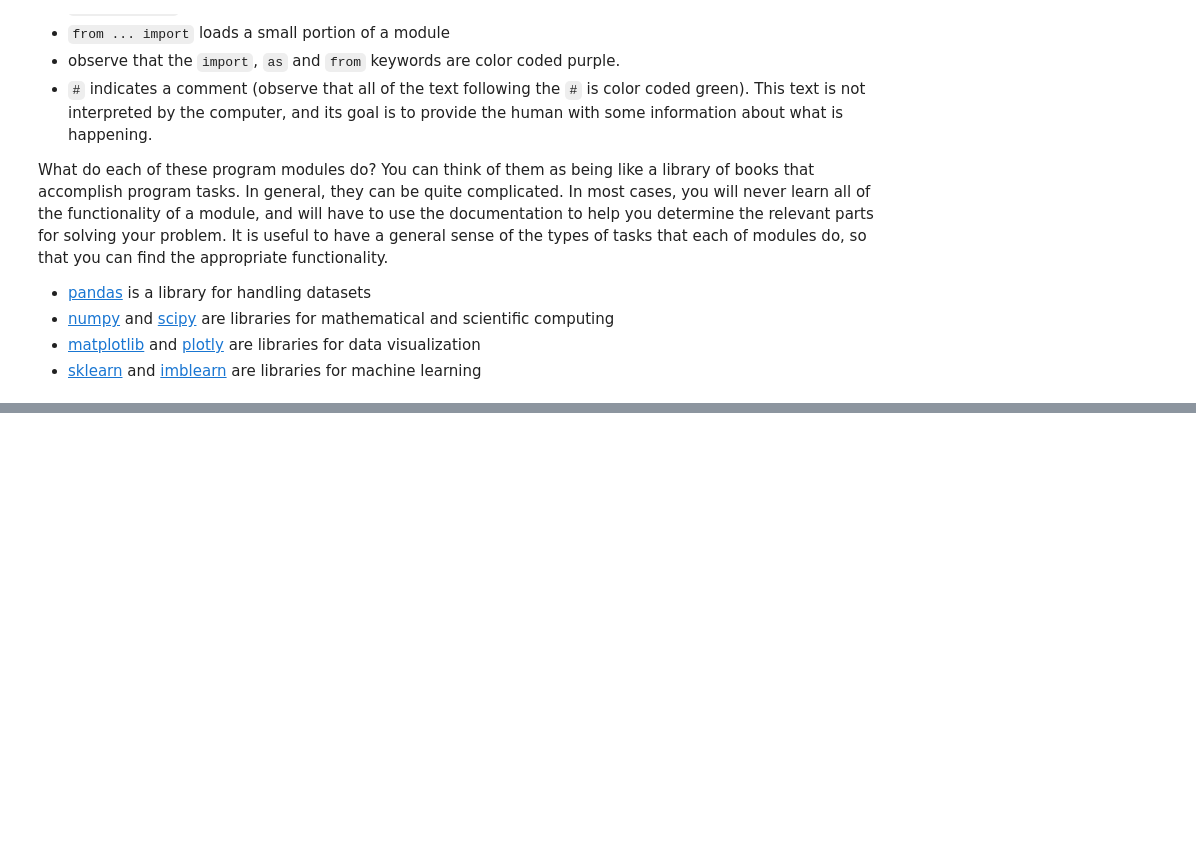
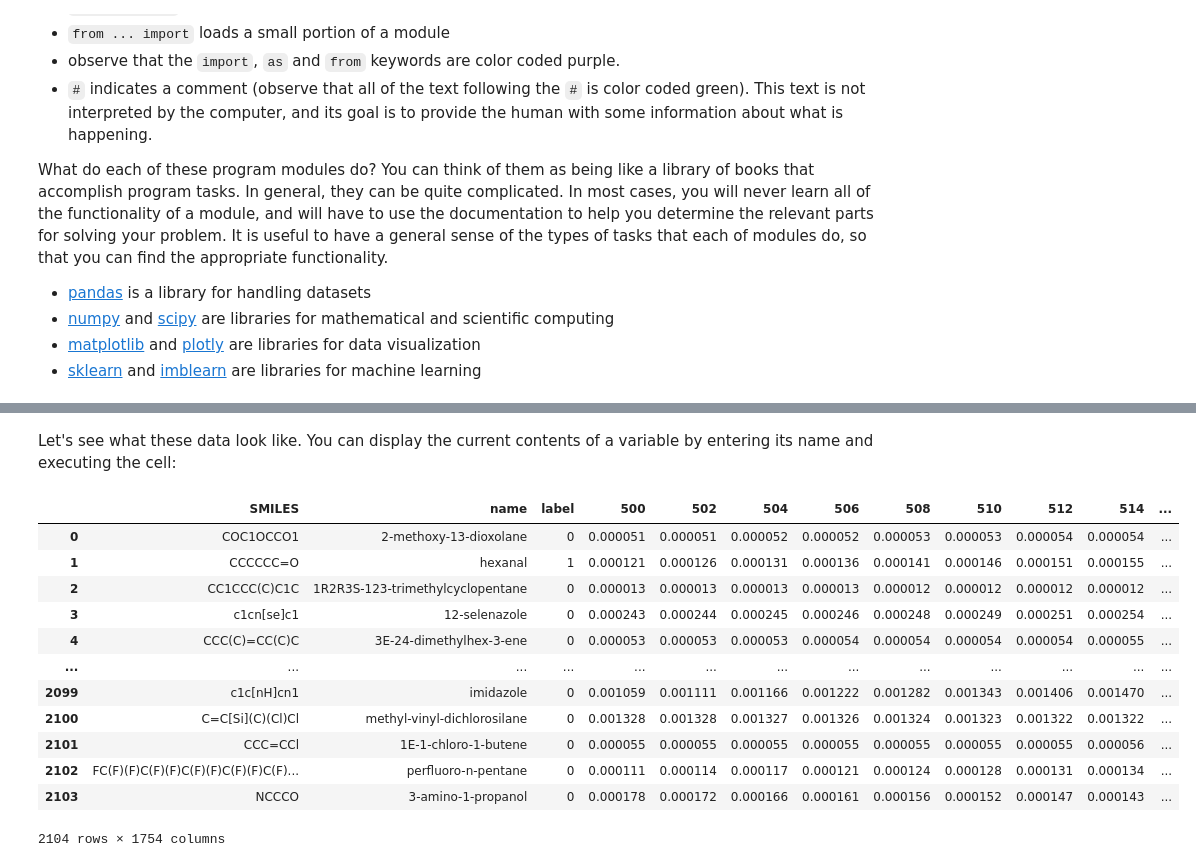
Before and after one commit to Iris-Agape/WiDS_23, a Jupyter notebook: Snippets.ipynb, the cells around one changed output, grey strips where cells are left out. Saved outputs shown, nothing was run; the diff lists cells and outputs as text; code cells hidden in the pictures; blank space fills up the shorter version.

```diff
--- a/Snippets.ipynb
+++ b/Snippets.ipynb
@@ -76,0 +111,24 @@ What do each of these program modules do?  You can think of them as being like a
+# %%
+# load the training data and save it in the variable "train"
+train=pd.read_csv('https://github.com/Iris-Agape/WiDS_23/blob/main/Data_practice/train.csv',index_col=0)
+# load the test data and save it in the variable "test"
+test=pd.read_csv('https://github.com/Iris-Agape/WiDS_23/blob/main/Data_practice/test.csv',index_col=0)
+# %% [markdown]
+Let's see what these data look like. You can display the current contents of a variable by entering its name and executing the cell:
+# %%
+# display the contents of the variable "train"
+train
+# %% [output]
+|  | SMILES | name | label | 500 | 502 | 504 | 506 | 508 | 510 | 512 | 514 | ... |
+| 0 | COC1OCCO1 | 2-methoxy-13-dioxolane | 0 | 0.000051 | 0.000051 | 0.000052 | 0.000052 | 0.000053 | 0.000053 | 0.000054 | 0.000054 | ... |
+| 1 | CCCCCC=O | hexanal | 1 | 0.000121 | 0.000126 | 0.000131 | 0.000136 | 0.000141 | 0.000146 | 0.000151 | 0.000155 | ... |
+| 2 | CC1CCC(C)C1C | 1R2R3S-123-trimethylcyclopentane | 0 | 0.000013 | 0.000013 | 0.000013 | 0.000013 | 0.000012 | 0.000012 | 0.000012 | 0.000012 | ... |
+| 3 | c1cn[se]c1 | 12-selenazole | 0 | 0.000243 | 0.000244 | 0.000245 | 0.000246 | 0.000248 | 0.000249 | 0.000251 | 0.000254 | ... |
+| 4 | CCC(C)=CC(C)C | 3E-24-dimethylhex-3-ene | 0 | 0.000053 | 0.000053 | 0.000053 | 0.000054 | 0.000054 | 0.000054 | 0.000054 | 0.000055 | ... |
+| ... | ... | ... | ... | ... | ... | ... | ... | ... | ... | ... | ... | ... |
+| 2099 | c1c[nH]cn1 | imidazole | 0 | 0.001059 | 0.001111 | 0.001166 | 0.001222 | 0.001282 | 0.001343 | 0.001406 | 0.001470 | ... |
+| 2100 | C=C[Si](C)(Cl)Cl | methyl-vinyl-dichlorosilane | 0 | 0.001328 | 0.001328 | 0.001327 | 0.001326 | 0.001324 | 0.001323 | 0.001322 | 0.001322 | ... |
+| 2101 | CCC=CCl | 1E-1-chloro-1-butene | 0 | 0.000055 | 0.000055 | 0.000055 | 0.000055 | 0.000055 | 0.000055 | 0.000055 | 0.000056 | ... |
+| 2102 | FC(F)(F)C(F)(F)C(F)(F)C(F)(F)C(F)... | perfluoro-n-pentane | 0 | 0.000111 | 0.000114 | 0.000117 | 0.000121 | 0.000124 | 0.000128 | 0.000131 | 0.000134 | ... |
+| 2103 | NCCCO | 3-amino-1-propanol | 0 | 0.000178 | 0.000172 | 0.000166 | 0.000161 | 0.000156 | 0.000152 | 0.000147 | 0.000143 | ... |
+2104 rows × 1754 columns
```
Also changed, not shown: parts of 12 cells of this notebook.
